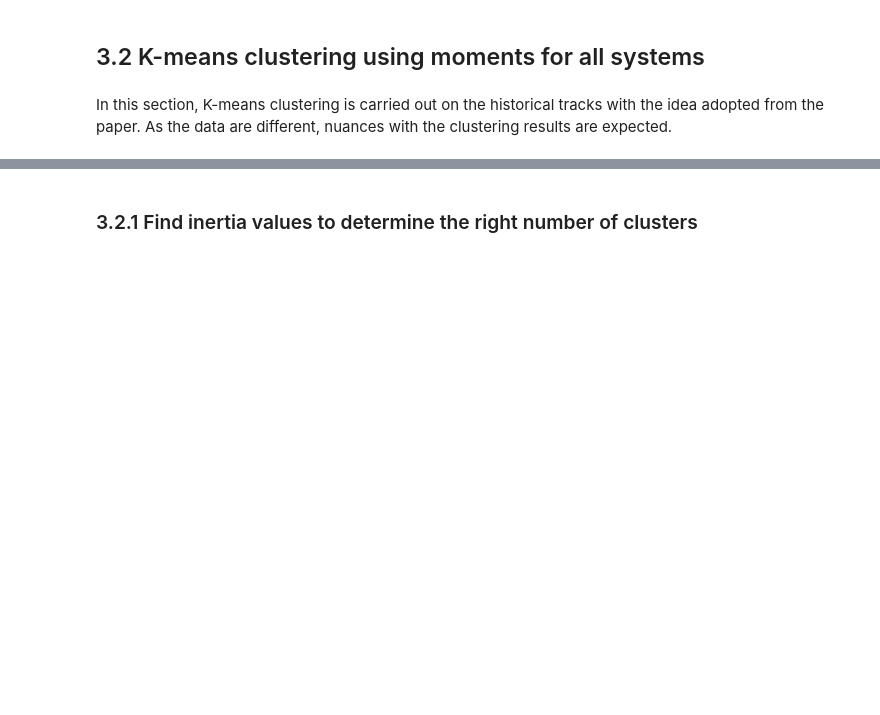
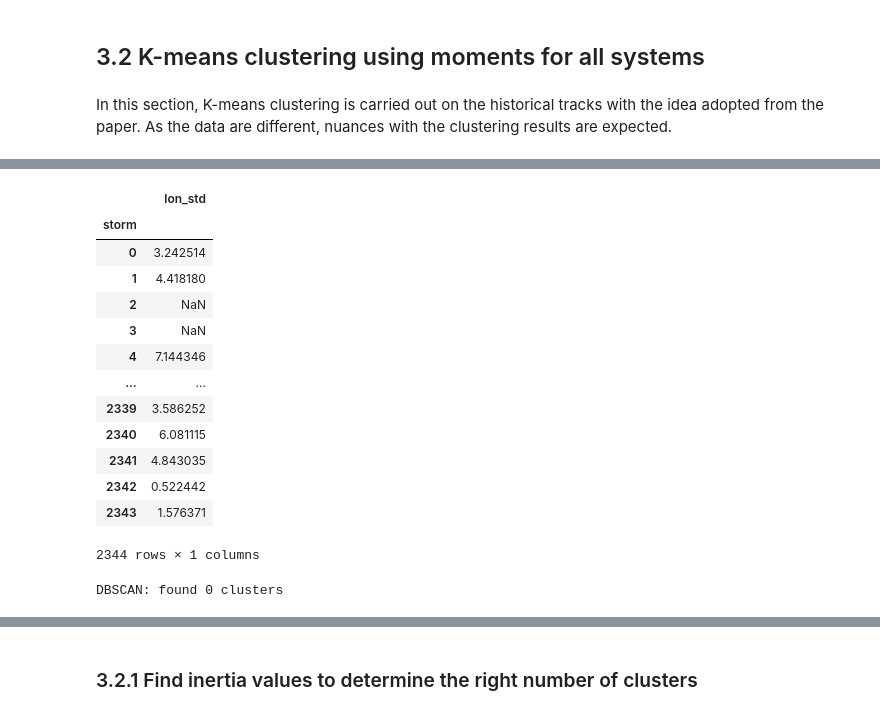
Before and after one commit to JuanPalaciosGodoy/climate-prediction-with-ml-team-1, a Jupyter notebook: Project-StarterCodes/Project1-EDAV/lib/Project1_Starter.ipynb, the cells around one changed output, grey strips where cells are left out. Saved outputs shown, nothing was run; the diff lists cells and outputs as text; code cells hidden in the pictures; blank space fills up the shorter version.

```diff
--- a/Project-StarterCodes/Project1-EDAV/lib/Project1_Starter.ipynb
+++ b/Project-StarterCodes/Project1-EDAV/lib/Project1_Starter.ipynb
@@ -587,0 +628,17 @@ In this section, K-means clustering is carried out on the historical tracks with
+# %%
+storms2.lon_std.to_dataframe()
+# %% [output]
+|  | lon_std |
+| storm |  |
+| 0 | 3.242514 |
+| 1 | 4.418180 |
+| 2 | NaN |
+| 3 | NaN |
+| 4 | 7.144346 |
+| ... | ... |
+| 2339 | 3.586252 |
+| 2340 | 6.081115 |
+| 2341 | 4.843035 |
+| 2342 | 0.522442 |
+| 2343 | 1.576371 |
+2344 rows × 1 columns
@@ -590,3 +681,7 @@ tks = tks_year_filtered
+# %%
+storms_db = storms_dbscan(storms=storms, min_samples=35, eps=0.032, get_variables=get_values)
+# %% [output]
+DBSCAN: found 0 clusters
 # %%
 # It takes a moment to calculate the moments.
 moment_lst = [get_moments(tks.sel(storm=i)) for i in range(tks.dims['storm'])
```
Also changed, not shown: parts of 16 cells of this notebook, 2 other files.
